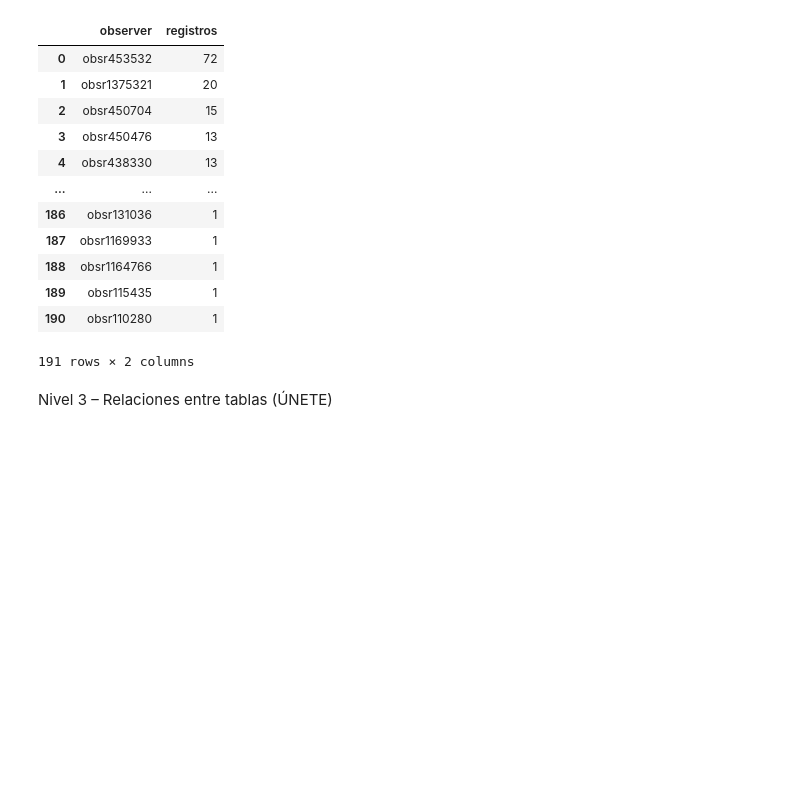
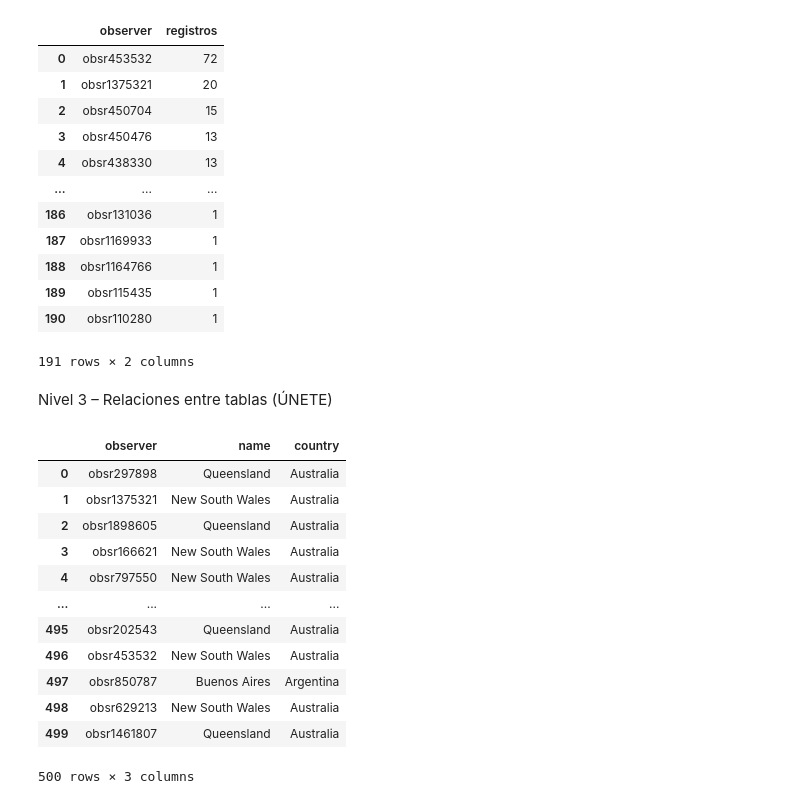
Before and after one commit to Jovegom/exploratory-sql-analysis-project, a Jupyter notebook: src/sql/solution.ipynb, the cells around one changed output. Saved outputs shown, nothing was run; the diff lists cells and outputs as text; code cells hidden in the pictures; blank space fills up the shorter version.

```diff
--- a/src/sql/solution.ipynb
+++ b/src/sql/solution.ipynb
@@ -204,3 +204,29 @@ df
 191 rows × 2 columns
 # %% [markdown]
 Nivel 3 – Relaciones entre tablas (ÚNETE)
+# %%
+#Muestra el nombre de la región ( regions.name) para cada observación.
+query="""
+SELECT
+observations.observer,
+regions.name,
+regions.country
+FROM observations
+JOIN regions
+    ON observations.region_id = regions.id"""
+df=pd.read_sql(query,con)
+df
+# %% [output]
+|  | observer | name | country |
+| 0 | obsr297898 | Queensland | Australia |
+| 1 | obsr1375321 | New South Wales | Australia |
+| 2 | obsr1898605 | Queensland | Australia |
+| 3 | obsr166621 | New South Wales | Australia |
+| 4 | obsr797550 | New South Wales | Australia |
+| ... | ... | ... | ... |
+| 495 | obsr202543 | Queensland | Australia |
+| 496 | obsr453532 | New South Wales | Australia |
+| 497 | obsr850787 | Buenos Aires | Argentina |
+| 498 | obsr629213 | New South Wales | Australia |
+| 499 | obsr1461807 | Queensland | Australia |
+500 rows × 3 columns
```
Also changed, not shown: parts of 3 cells of this notebook.
